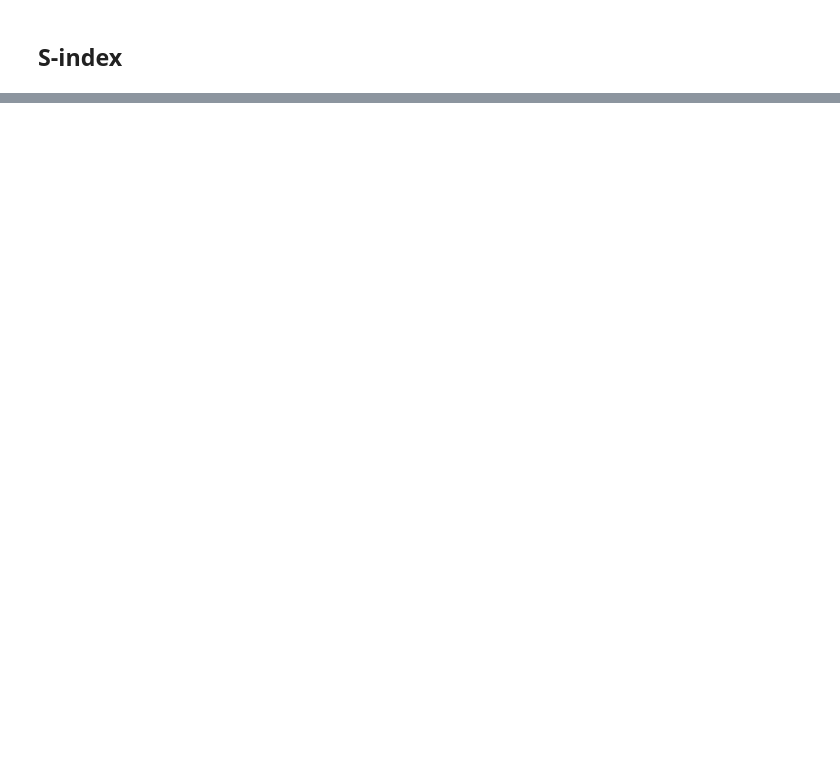
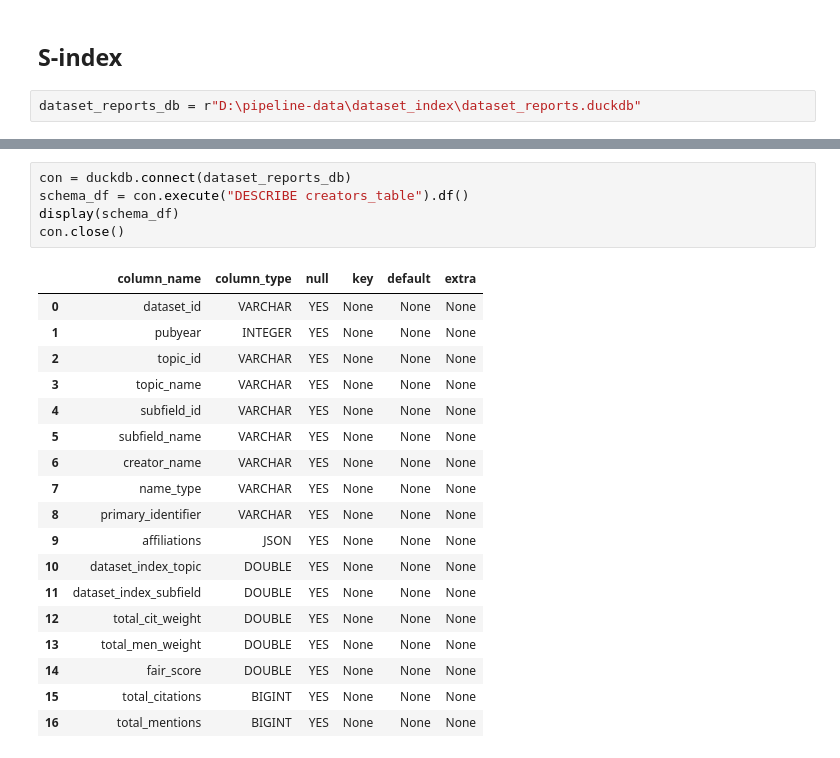
Before and after one commit to data-S-index/s-index-pipeline, a Jupyter notebook: notebooks-batch/final_processing.ipynb, the cells around one changed output, grey strips where cells are left out. Saved outputs shown, nothing was run; the diff lists cells and outputs as text; blank space fills up the shorter version.

```diff
--- a/notebooks-batch/final_processing.ipynb
+++ b/notebooks-batch/final_processing.ipynb
@@ -170,2 +579,4 @@ dataset_report_add_citations(dataset_report_metadata_file, citations_file, 'fina
 # %% [markdown]
 ## S-index
+# %%
+dataset_reports_db = r"D:\pipeline-data\dataset_index\dataset_reports.duckdb"
@@ -171,0 +613,24 @@ dataset_report_add_citations(dataset_report_metadata_file, citations_file, 'fina
+# %%
+con = duckdb.connect(dataset_reports_db)
+schema_df = con.execute("DESCRIBE creators_table").df()
+display(schema_df)
+con.close()
+# %% [output]
+|  | column_name | column_type | null | key | default | extra |
+| 0 | dataset_id | VARCHAR | YES | None | None | None |
+| 1 | pubyear | INTEGER | YES | None | None | None |
+| 2 | topic_id | VARCHAR | YES | None | None | None |
+| 3 | topic_name | VARCHAR | YES | None | None | None |
+| 4 | subfield_id | VARCHAR | YES | None | None | None |
+| 5 | subfield_name | VARCHAR | YES | None | None | None |
+| 6 | creator_name | VARCHAR | YES | None | None | None |
+| 7 | name_type | VARCHAR | YES | None | None | None |
+| 8 | primary_identifier | VARCHAR | YES | None | None | None |
+| 9 | affiliations | JSON | YES | None | None | None |
+| 10 | dataset_index_topic | DOUBLE | YES | None | None | None |
+| 11 | dataset_index_subfield | DOUBLE | YES | None | None | None |
+| 12 | total_cit_weight | DOUBLE | YES | None | None | None |
+| 13 | total_men_weight | DOUBLE | YES | None | None | None |
+| 14 | fair_score | DOUBLE | YES | None | None | None |
+| 15 | total_citations | BIGINT | YES | None | None | None |
+| 16 | total_mentions | BIGINT | YES | None | None | None |
```
Also changed, not shown: parts of 73 cells of this notebook, 5 other files.
